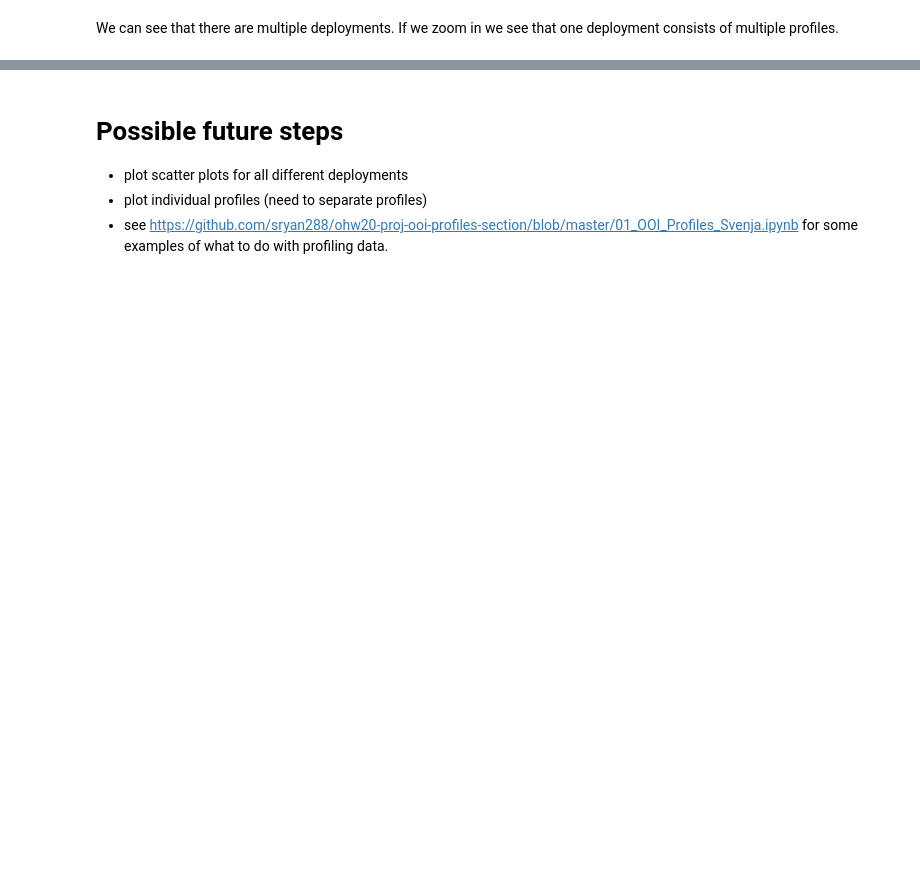
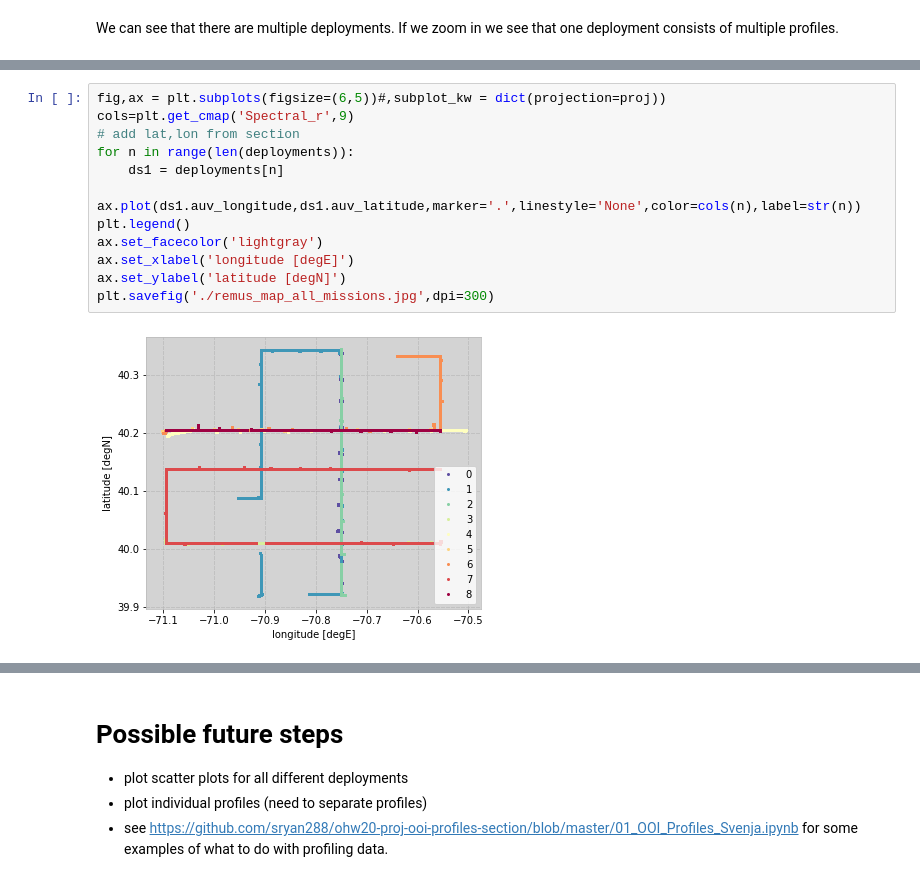
Before and after one commit to sryan288/OOI_pioneer, a Jupyter notebook: plot_remus_ooi.ipynb, the cells around one changed output, grey strips where cells are left out. Cells and saved outputs as stored; diff of their text form; blank space fills up the shorter version.

```diff
--- a/plot_remus_ooi.ipynb
+++ b/plot_remus_ooi.ipynb
@@ -126,0 +115,14 @@ ax.scatter(ds.auv_longitude,ds.auv_latitude,marker='*',transform=proj)
+# %%
+fig,ax = plt.subplots(figsize=(6,5))#,subplot_kw = dict(projection=proj))
+cols=plt.get_cmap('Spectral_r',9)
+# add lat,lon from section
+for n in range(len(deployments)):
+    ds1 = deployments[n]
+    ax.plot(ds1.auv_longitude,ds1.auv_latitude,marker='.',linestyle='None',color=cols(n),label=str(n))
+plt.legend()
+ax.set_facecolor('lightgray')
+ax.set_xlabel('longitude [degE]')
+ax.set_ylabel('latitude [degN]')
+plt.savefig('./remus_map_all_missions.jpg',dpi=300)
+# %% [output]
+[figure, added]
```
Also changed, not shown: parts of 14 cells of this notebook.
